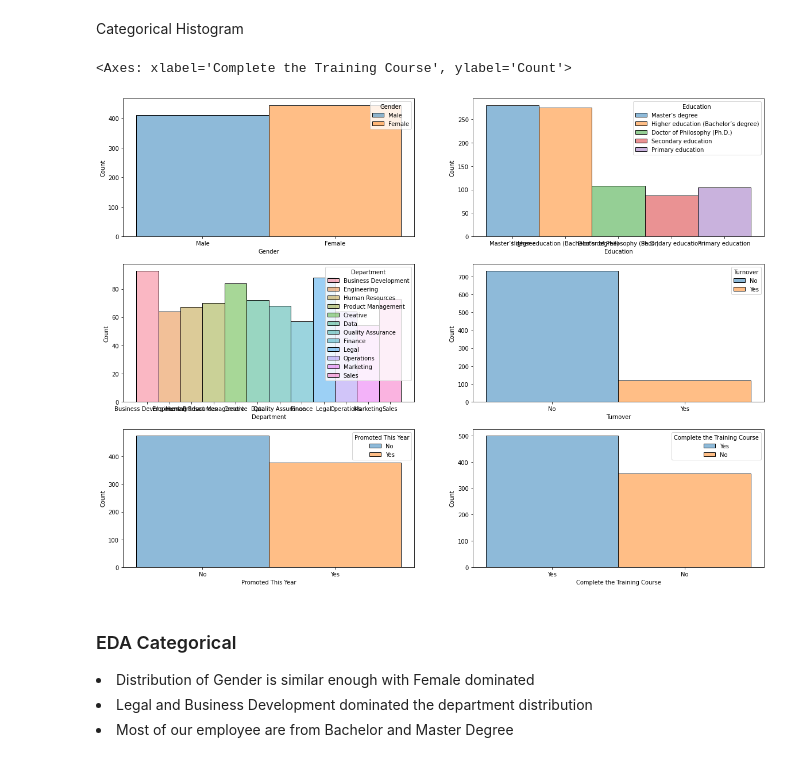
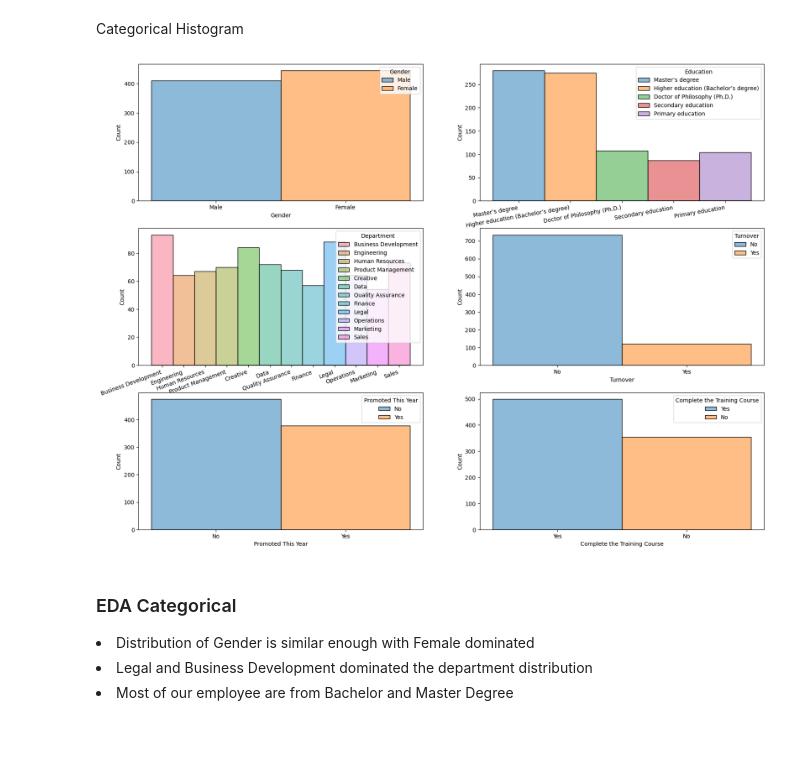
Before and after one commit to nandard/people-analytics-metrics, a Jupyter notebook: people_analytics.ipynb, the cells around one changed output. Drawn from its saved outputs; the diff is of its cells as text; code cells hidden in the pictures; blank space fills up the shorter version.

```diff
--- a/people_analytics.ipynb
+++ b/people_analytics.ipynb
@@ -104,14 +123,18 @@ Categorical Histogram
 # %%
 fig, axs = plt.subplots(nrows=3,ncols=2,figsize=(20,15))
 sns.histplot(data=df,x='Gender',ax=axs[0][0],hue='Gender')
 sns.histplot(data=df,x='Education',ax=axs[0][1],hue='Education')
 sns.histplot(data=df,x='Department',ax=axs[1][0],hue='Department')
 sns.histplot(data=df,x='Turnover',ax=axs[1][1],hue='Turnover')
 sns.histplot(data=df,x='Promoted This Year',ax=axs[2][0],hue='Promoted This Year')
 sns.histplot(data=df,x='Complete the Training Course',ax=axs[2][1],hue='Complete the Training Course')
+
+axs[0][1].set_xticks(axs[0][1].get_xticks(), axs[0][1].get_xticklabels(), rotation=10, ha='right')
+axs[1][0].set_xticks(axs[1][0].get_xticks(), axs[1][0].get_xticklabels(), rotation=20, ha='right')
+
+plt.show()
 # %% [output]
-<Axes: xlabel='Complete the Training Course', ylabel='Count'>
-[figure, old version]
+[figure, new version]
 # %% [markdown]
 <h3>EDA Categorical</h3>
 <li>Distribution of Gender is similar enough with Female dominated</li>
```
Also changed, not shown: parts of 27 cells of this notebook.
